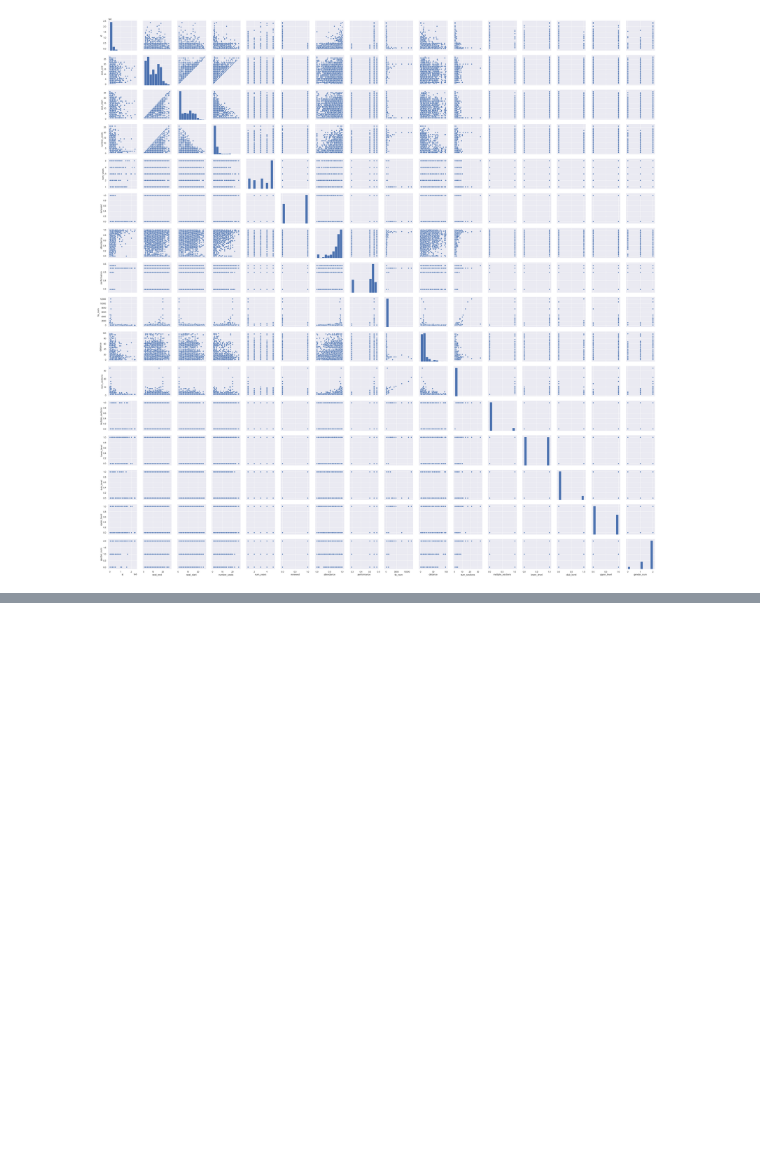
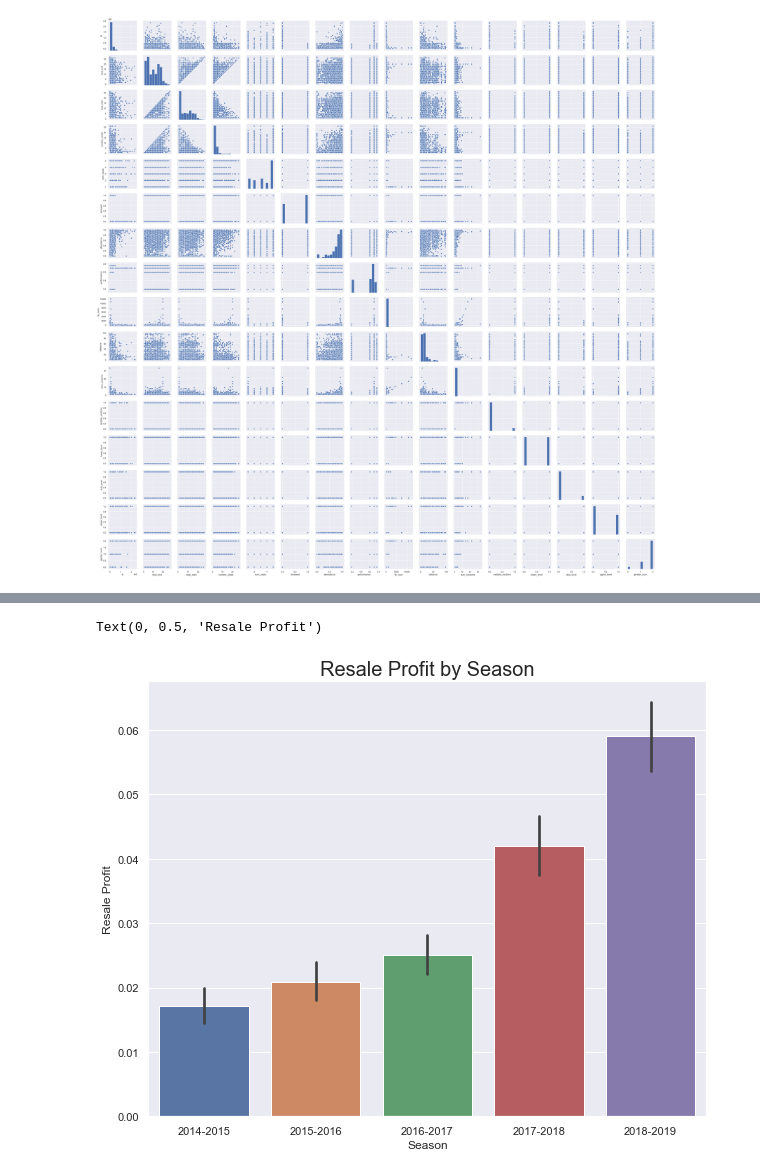
Before and after one commit to blackpick7-bit/Avalanche_season_ticket_renewal, a Jupyter notebook: EDA.ipynb, the cells around one changed output, grey strips where cells are left out. Cells and saved outputs as stored; diff of their text form; code cells hidden in the pictures; blank space fills up the shorter version.

```diff
--- a/EDA.ipynb
+++ b/EDA.ipynb
@@ -78,0 +88,9 @@ Name: renewed, dtype: float64
+# %%
+plt.figure(figsize=(10,8))
+sns.barplot(df.season_year, df.flash_profit_loss)
+plt.title('Resale Profit by Season', size = 20)
+plt.xlabel('Season')
+plt.ylabel('Resale Profit')
+# %% [output]
+Text(0, 0.5, 'Resale Profit')
+[figure, added]
```
Also changed, not shown: parts of 14 cells of this notebook, 37 other files.
